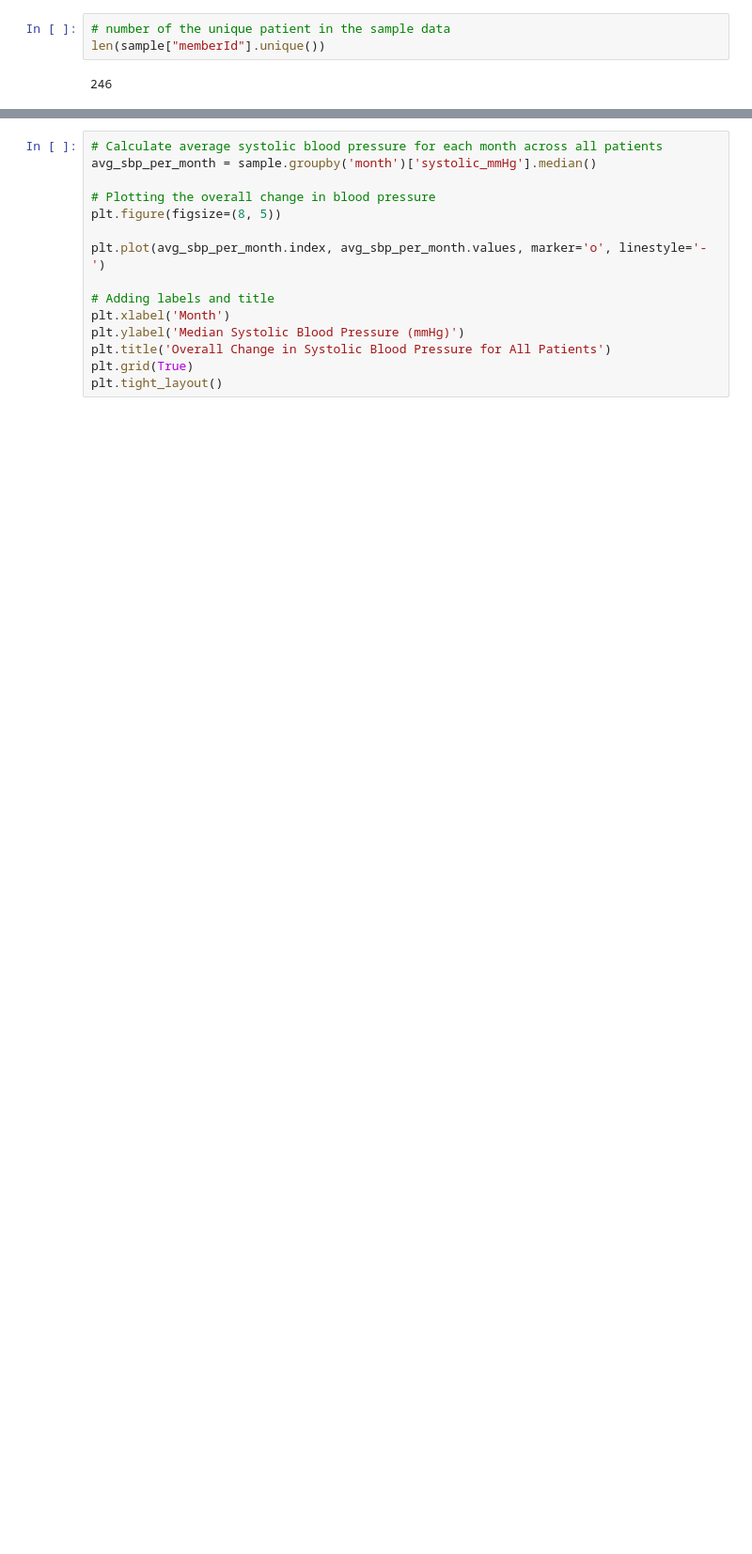
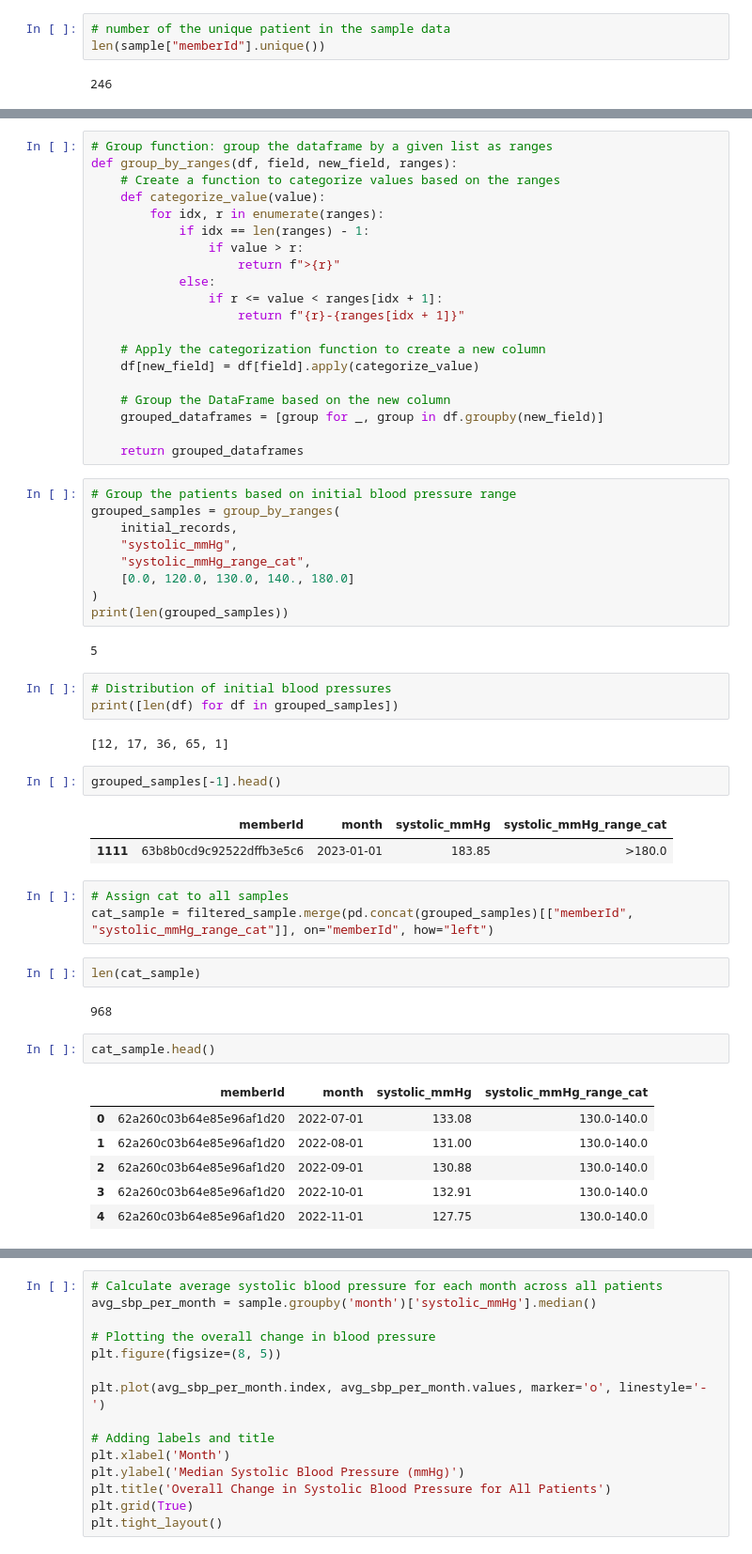
Before and after one commit to ruixuanzheng/iHealthChallenge, a Jupyter notebook: solution.ipynb, the cells around one changed output, grey strips where cells are left out. Shown at 94% size. Drawn from its saved outputs; the diff is of its cells as text; blank space fills up the shorter version.

```diff
--- a/solution.ipynb
+++ b/solution.ipynb
@@ -72,0 +63,57 @@ plt.show()  # Display the plot
+# %%
+# Group function: group the dataframe by a given list as ranges
+def group_by_ranges(df, field, new_field, ranges):
+    # Create a function to categorize values based on the ranges
+    def categorize_value(value):
+        for idx, r in enumerate(ranges):
+            if idx == len(ranges) - 1:
+                if value > r:
+                    return f">{r}"
+            else:
+                if r <= value < ranges[idx + 1]:
+                    return f"{r}-{ranges[idx + 1]}"
+
+    # Apply the categorization function to create a new column
+    df[new_field] = df[field].apply(categorize_value)
+
+    # Group the DataFrame based on the new column
+    grouped_dataframes = [group for _, group in df.groupby(new_field)]
+
+    return grouped_dataframes
+# %%
+# Group the patients based on initial blood pressure range
+grouped_samples = group_by_ranges(
+    initial_records,
+    "systolic_mmHg",
+    "systolic_mmHg_range_cat",
+    [0.0, 120.0, 130.0, 140., 180.0]
+)
+print(len(grouped_samples))
+# %% [output]
+5
+# %%
+# Distribution of initial blood pressures
+print([len(df) for df in grouped_samples])
+# %% [output]
+[12, 17, 36, 65, 1]
+# %%
+grouped_samples[-1].head()
+# %% [output]
+|  | memberId | month | systolic_mmHg | systolic_mmHg_range_cat |
+| 1111 | 63b8b0cd9c92522dffb3e5c6 | 2023-01-01 | 183.85 | >180.0 |
+# %%
+# Assign cat to all samples
+cat_sample = filtered_sample.merge(pd.concat(grouped_samples)[["memberId", "systolic_mmHg_range_cat"]], on="memberId", how="left")
+# %%
+len(cat_sample)
+# %% [output]
+968
+# %%
+cat_sample.head()
+# %% [output]
+|  | memberId | month | systolic_mmHg | systolic_mmHg_range_cat |
+| 0 | 62a260c03b64e85e96af1d20 | 2022-07-01 | 133.08 | 130.0-140.0 |
+| 1 | 62a260c03b64e85e96af1d20 | 2022-08-01 | 131.00 | 130.0-140.0 |
+| 2 | 62a260c03b64e85e96af1d20 | 2022-09-01 | 130.88 | 130.0-140.0 |
+| 3 | 62a260c03b64e85e96af1d20 | 2022-10-01 | 132.91 | 130.0-140.0 |
+| 4 | 62a260c03b64e85e96af1d20 | 2022-11-01 | 127.75 | 130.0-140.0 |
```
Also changed, not shown: parts of 39 cells of this notebook.
